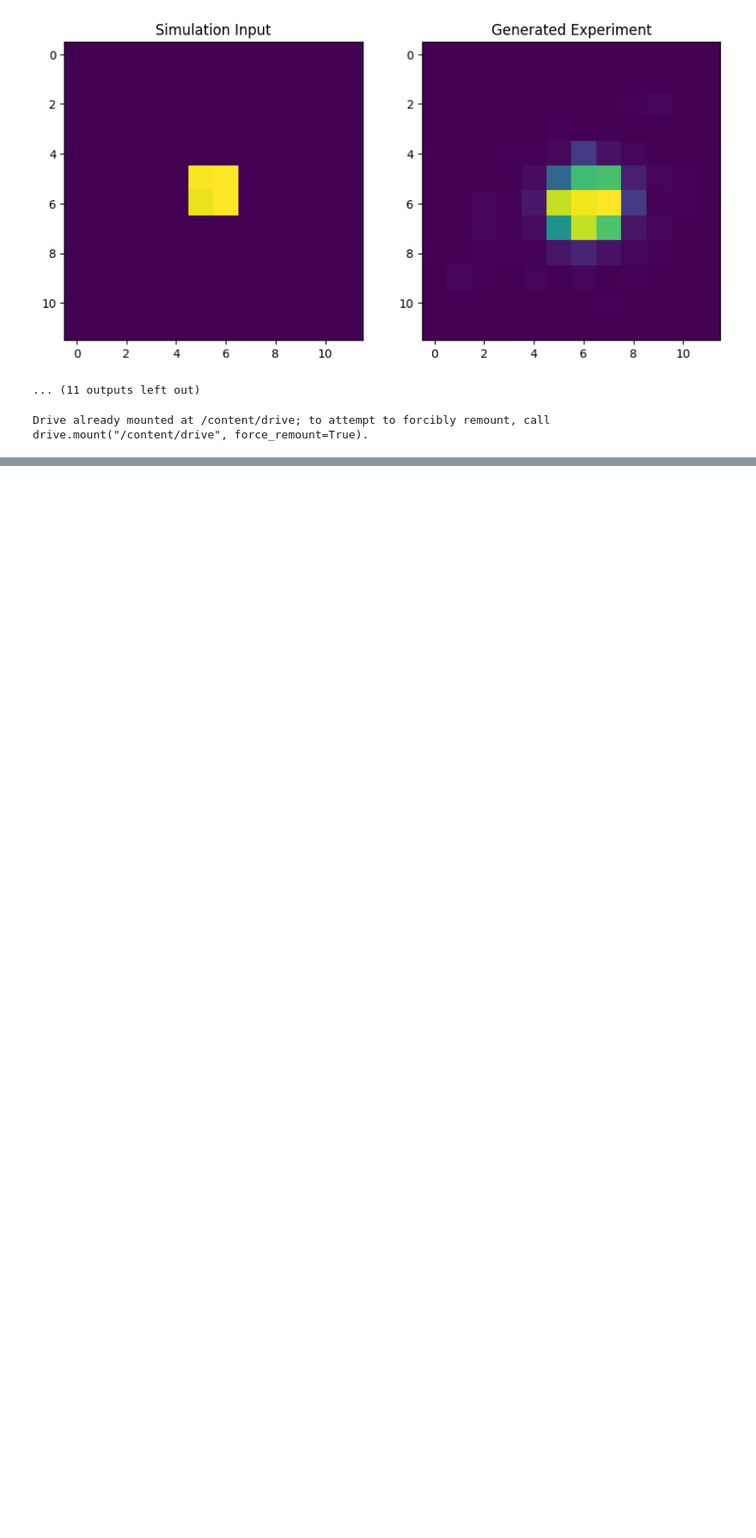
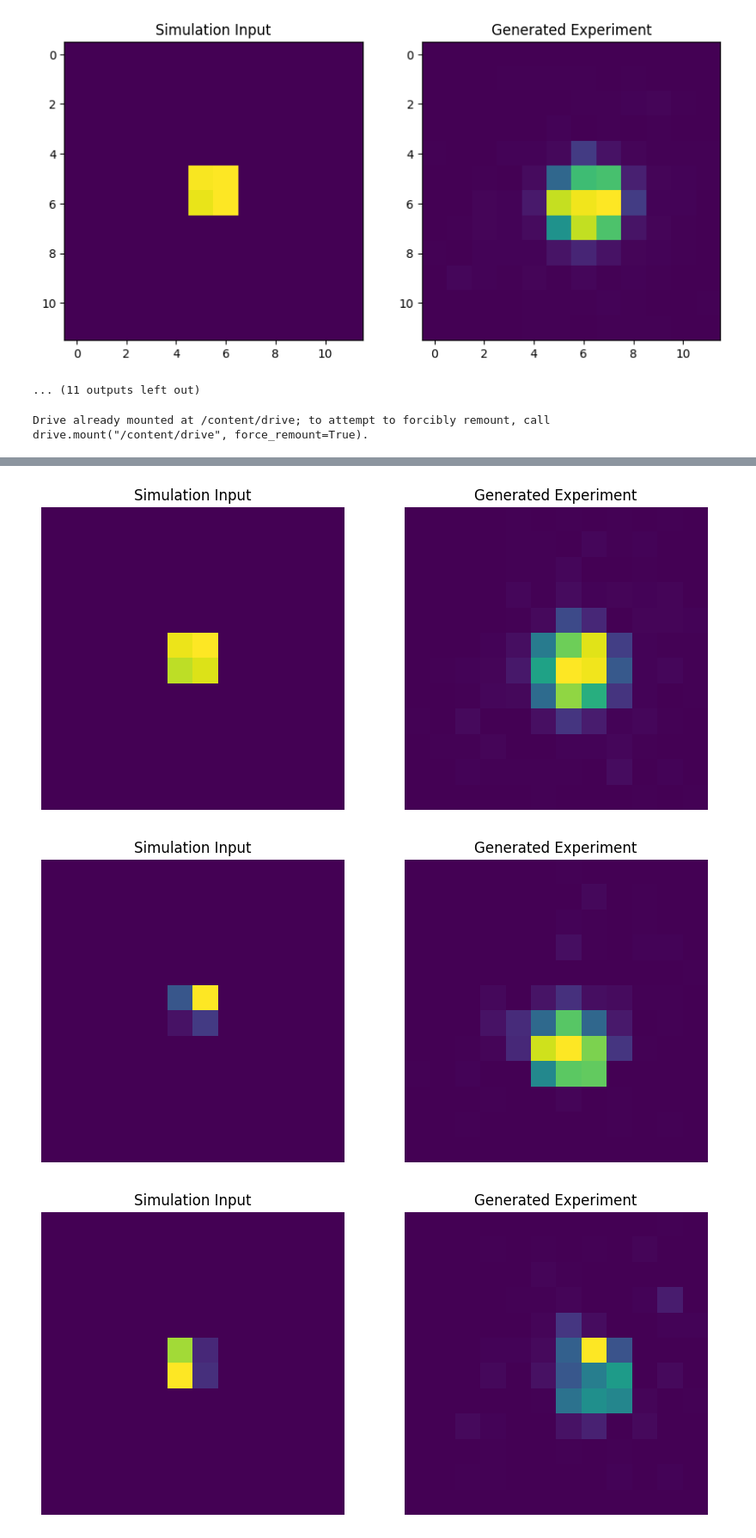
Before and after one commit to Strojove-uceni/2024-final-kamilla-jaroslav, a Jupyter notebook: cyclegan.ipynb, the cells around one changed output, grey strips where cells are left out. Shown at 86% size. Drawn from its saved outputs; the diff is of its cells as text; code cells hidden in the pictures; blank space fills up the shorter version.

```diff
--- a/cyclegan.ipynb
+++ b/cyclegan.ipynb
@@ -325,0 +440,33 @@ Drive already mounted at /content/drive; to attempt to forcibly remount, call dr
+# %%
+# Генерация и визуализация с использованием батчей
+gen.eval()  # Режим оценки
+for i, sim_image_batch in enumerate(sim_test_loader):
+    sim_image_batch = sim_image_batch.cuda()
+
+    with torch.no_grad():
+        generated_batch = gen(sim_image_batch)
+
+    # Визуализируем первые 5 изображений из батча
+    for j in range(min(5, generated_batch.size(0))):
+        sim_image = sim_image_batch[j].cpu().numpy().squeeze() * 0.5 + 0.5  # Обратная нормализация
+        generated_image = generated_batch[j].cpu().numpy().squeeze() * 0.5 + 0.5  # Обратная нормализация
+
+        plt.figure(figsize=(10, 5))
+        plt.subplot(1, 2, 1)
+        plt.title("Simulation Input")
+        plt.imshow(sim_image, cmap="viridis")
+        plt.axis('off')
+
+        plt.subplot(1, 2, 2)
+        plt.title("Generated Experiment")
+        plt.imshow(generated_image, cmap="viridis")
+        plt.axis('off')
+
+        plt.show()
+
+    # Прерываем после одного батча для проверки
+    break
+# %% [output]
+[figure, added]
+[figure, added]
+[figure, added]
```
Also changed, not shown: parts of 5 cells of this notebook.
